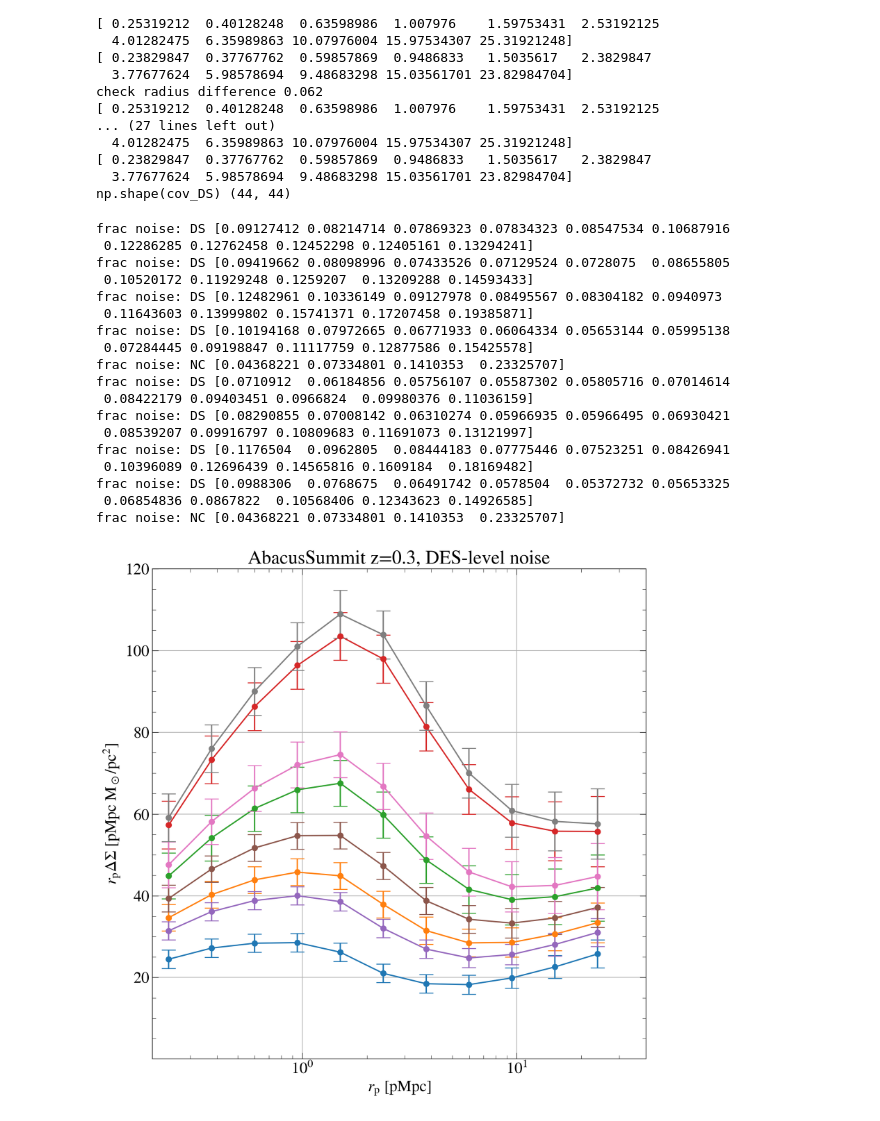
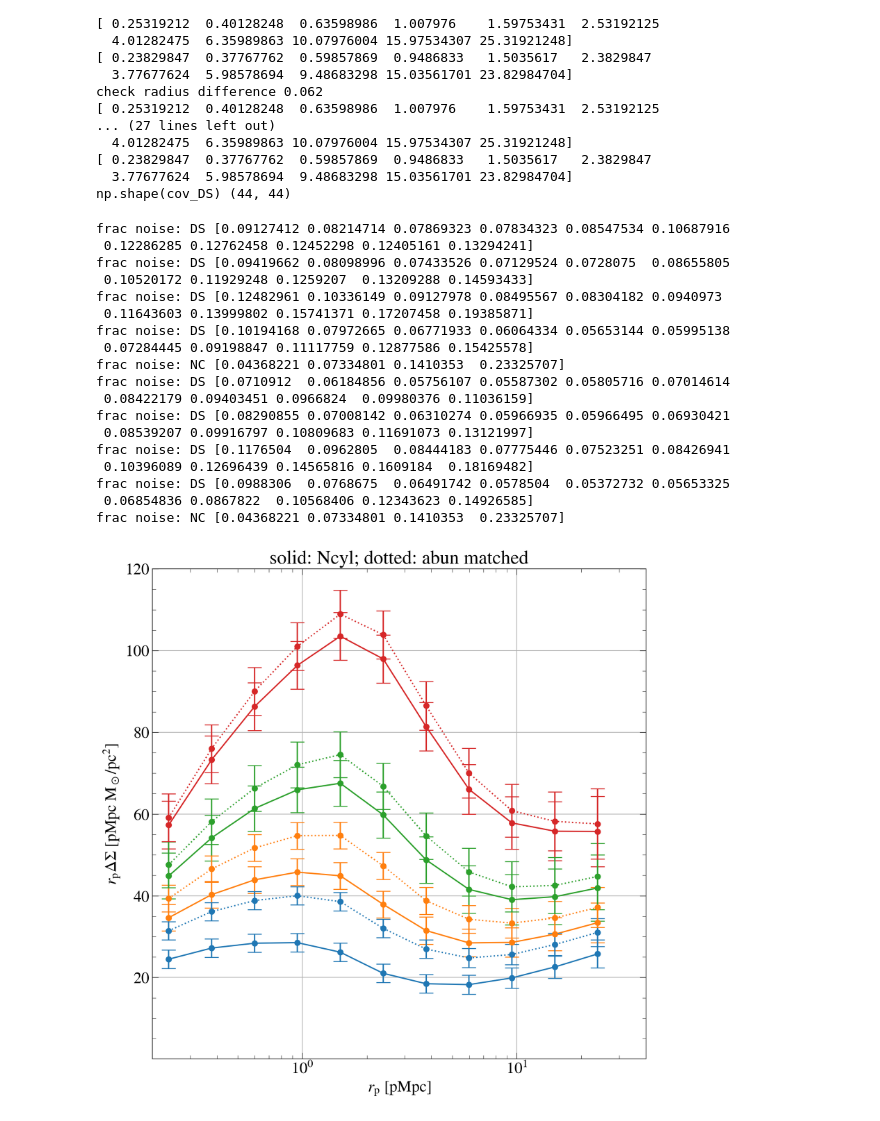
Before and after one commit to hywu/hod-selection-bias, a Jupyter notebook: repo/data_vector/make_data_vector_abacus_summit.ipynb, the cells around one changed output. Cells and saved outputs as stored; diff of their text form; code cells hidden in the pictures.

Commit message:
MCMC with counts or lensing only

```diff
--- a/repo/data_vector/make_data_vector_abacus_summit.ipynb
+++ b/repo/data_vector/make_data_vector_abacus_summit.ipynb
@@ -89,9 +86,14 @@ for binning in ['lam', 'abun']:
         cov = cov_DS
         cov_inv = cov_DS_inv
 
-    np.savetxt(f'data_vector_abacus_summit/data_vector_{rich_name}_{binning}_z{redshift}.dat', data_vec)
-    np.savetxt(f'data_vector_abacus_summit/cov_inv_z{redshift}.dat', cov_inv)
-    np.savetxt(f'data_vector_abacus_summit/cov_z{redshift}.dat', cov)
+    np.savetxt(f'data_vector_abacus_summit/counts_{rich_name}_{binning}_z{redshift}.dat', NC_data)
+    np.savetxt(f'data_vector_abacus_summit/lensing_{rich_name}_{binning}_z{redshift}.dat', DS_data)
+    np.savetxt(f'data_vector_abacus_summit/cov_counts_z{redshift}.dat', cov_NC)
+    np.savetxt(f'data_vector_abacus_summit/cov_lensing_z{redshift}.dat', cov_DS)
+
+    # np.savetxt(f'data_vector_abacus_summit/data_vector_{rich_name}_{binning}_z{redshift}.dat', data_vec)
+    # np.savetxt(f'data_vector_abacus_summit/cov_inv_z{redshift}.dat', cov_inv)
+    # np.savetxt(f'data_vector_abacus_summit/cov_z{redshift}.dat', cov)
 # %% [output]
 check radius difference 0.062
 [ 0.25319212  0.40128248  0.63598986  1.007976    1.59753431  2.53192125
@@ -124,6 +126,8 @@ cov_loc = '/users/hywu/work/cluster-lensing-cov-public/examples/abacus_summit_an
 #for iz in [0]:#range(3):
     #plt.subplot(1,3,1+iz)
 for binning in ['lam', 'abun']:
+    if binning == 'lam': ls = '-'
+    if binning == 'abun': ls = ':'
 
     redshift = z_sim[iz]
     data_loc = '/projects/hywu/cluster_sims/cluster_finding/data/emulator_data/base_c000_ph000/'
@@ -136,7 +140,7 @@ for binning in ['lam', 'abun']:
 
         cov = np.loadtxt(cov_loc + f'DeltaSigma_cov_combined_phys_noh_{z_data[iz]}_{z_data[iz+1]}_{lam[ilam]}_{lam[ilam+1]}.dat')
         sig = np.sqrt(np.diag(cov))[4:]
-        line = plt.plot(rp_rad, rp_rad*DS_data)
+        line = plt.plot(rp_rad, rp_rad*DS_data, ls=ls, c=f'C{ilam}')
         co = line[0].get_c()
         plt.errorbar(rp_rad, rp_rad*DS_data, rp_rad*sig,
                      label='data', c=co, marker='o', mec=co, ls='', capsize=8)#, np.diag(cov))
@@ -144,31 +148,32 @@ for binning in ['lam', 'abun']:
         print('frac noise: DS', sig/DS_data)
 
     plt.xlim(0.2, 40)
     plt.ylim(0.10, 120)
     plt.title(f'AbacusSummit z={redshift}, DES-level noise')
 
     plt.xlabel(r'$r_{\rm p}~[{\rm pMpc}]$')
     plt.ylabel(r'$r_{\rm p} \Delta\Sigma~[{\rm pMpc ~M_\odot/pc^2} ]$')
     sig_NC = np.sqrt(np.diag(cov_NC))
     print('frac noise: NC',sig_NC/NC_data)
+    plt.title('solid: Ncyl; dotted: abun matched')
 #plt.savefig(f'../../plots/emulator/abacus_summit_fid_lensing.pdf')
 # %% [output]
 frac noise: DS [0.09127412 0.08214714 0.07869323 0.07834323 0.08547534 0.10687916
  0.12286285 0.12762458 0.12452298 0.12405161 0.13294241]
 frac noise: DS [0.09419662 0.08098996 0.07433526 0.07129524 0.0728075  0.08655805
  0.10520172 0.11929248 0.1259207  0.13209288 0.14593433]
 frac noise: DS [0.12482961 0.10336149 0.09127978 0.08495567 0.08304182 0.0940973
  0.11643603 0.13999802 0.15741371 0.17207458 0.19385871]
 frac noise: DS [0.10194168 0.07972665 0.06771933 0.06064334 0.05653144 0.05995138
  0.07284445 0.09198847 0.11117759 0.12877586 0.15425578]
 frac noise: NC [0.04368221 0.07334801 0.1410353  0.23325707]
 frac noise: DS [0.0710912  0.06184856 0.05756107 0.05587302 0.05805716 0.07014614
  0.08422179 0.09403451 0.0966824  0.09980376 0.11036159]
 frac noise: DS [0.08290855 0.07008142 0.06310274 0.05966935 0.05966495 0.06930421
  0.08539207 0.09916797 0.10809683 0.11691073 0.13121997]
 frac noise: DS [0.1176504  0.0962805  0.08444183 0.07775446 0.07523251 0.08426941
  0.10396089 0.12696439 0.14565816 0.1609184  0.18169482]
 frac noise: DS [0.0988306  0.0768675  0.06491742 0.0578504  0.05372732 0.05653325
  0.06854836 0.0867822  0.10568406 0.12343623 0.14926585]
 frac noise: NC [0.04368221 0.07334801 0.1410353  0.23325707]
-[figure, old version]
+[figure, new version]
```
Also changed, not shown: parts of 1 cell of this notebook, 11 other files.
